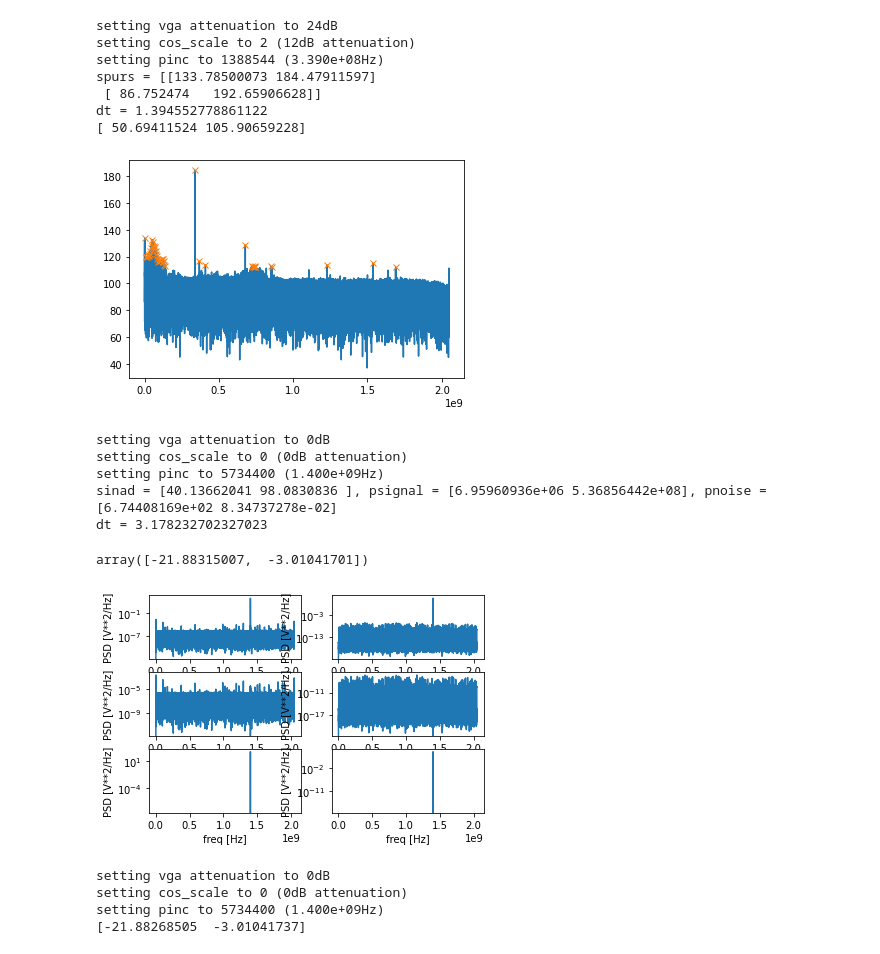
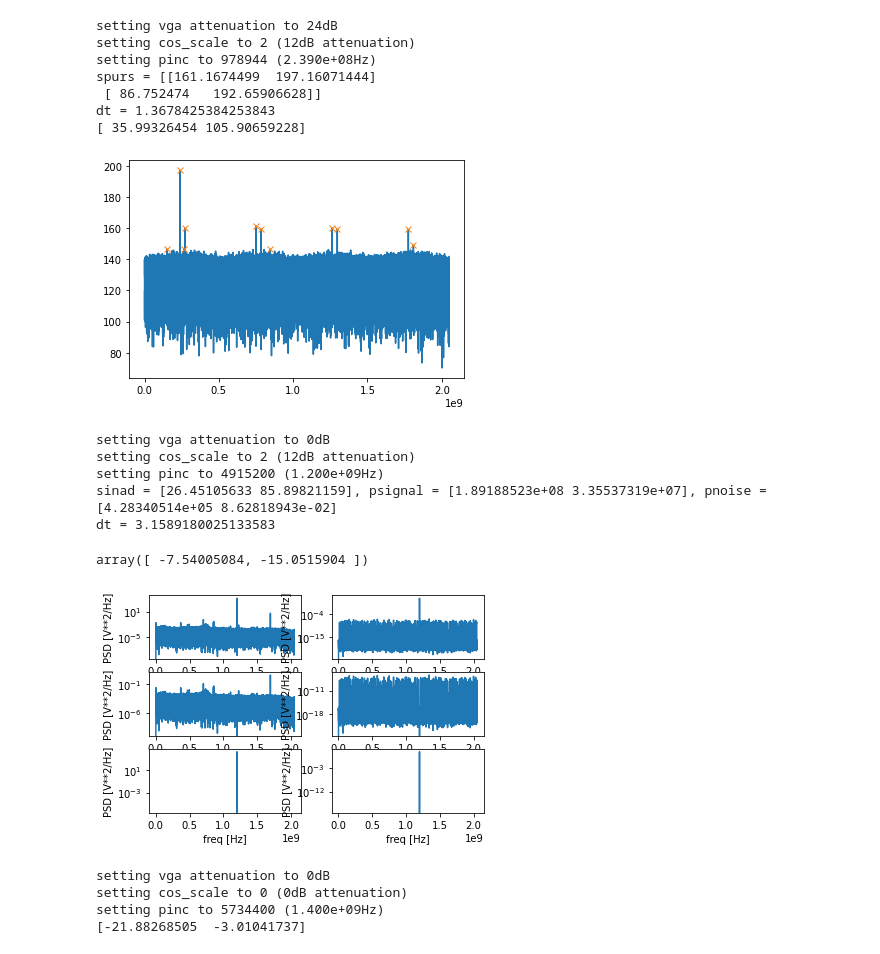
Before and after one commit to qnngroup/rfsoc_dds, a Jupyter notebook: pynq/dds_loopback_overlay.ipynb, the cells around one changed output. Saved outputs shown, nothing was run; the diff lists cells and outputs as text; code cells hidden in the pictures.

```diff
--- a/pynq/dds_loopback_overlay.ipynb
+++ b/pynq/dds_loopback_overlay.ipynb
@@ -9,3 +10,3 @@ from dds_loopback import DDSOverlay
 # %%
-ol = DDSOverlay(bitfile_name='hw/top_dac_feedthrough_dual_frontend_w_spi_trig_select.bit',dbg=True,plot=False,n_buffers=1,download=True)
+ol = DDSOverlay(bitfile_name='hw/top.bit',dbg=True,plot=True,n_buffers=1,download=True)
 # %% [output]
@@ -32,39 +81,39 @@ setting pinc to 40960 (1.000e+07Hz)
 # %%
 # sfdr test
 ol.set_adc_source('afe')
 ol.set_sample_buffer_trigger_source('manual')
 t1 = ol.timer.read_count()
 ol.set_vga_atten_dB(24)
 ol.set_dac_atten_dB(12)
-ol.set_freq_hz(339e6)
+ol.set_freq_hz(239e6)
 time.sleep(0.01)
 ol.manual_trigger()
 time.sleep(0.01)
 ol.dma(0)
 ol.plot = True
 ol.dbg = True
 sfdr = ol.sfdr_dBc(0)
 t2 = ol.timer.read_count()
 dt = ol.timer.time_it(t1, t2)
 print(f'dt = {dt}')
 print(sfdr)
 # %% [output]
 setting vga attenuation to 24dB
 setting cos_scale to 2 (12dB attenuation)
-setting pinc to 1388544 (3.390e+08Hz)
-spurs = [[133.78500073 184.47911597]
+setting pinc to 978944 (2.390e+08Hz)
+spurs = [[161.1674499  197.16071444]
  [ 86.752474   192.65906628]]
-dt = 1.394552778861122
-[ 50.69411524 105.90659228]
+dt = 1.3678425384253843
+[ 35.99326454 105.90659228]
-[figure, old version]
+[figure, new version]
 # %%
 # snr test
-ol.set_adc_source('balun')
+ol.set_adc_source('afe')
 ol.set_sample_buffer_trigger_source('manual')
 t1 = ol.timer.read_count()
 ol.set_vga_atten_dB(0)
-ol.set_dac_atten_dB(0)
-freq = 1400e6
+ol.set_dac_atten_dB(12)
+freq = 1200e6
 ol.set_freq_hz(freq)
 time.sleep(0.01)
 ol.manual_trigger()
@@ -80,12 +129,12 @@ print(f'dt = {dt}')
 10*np.log10(psignal/(2**15)**2)
 # %% [output]
 setting vga attenuation to 0dB
-setting cos_scale to 0 (0dB attenuation)
-setting pinc to 5734400 (1.400e+09Hz)
-sinad = [40.13662041 98.0830836 ], psignal = [6.95960936e+06 5.36856442e+08], pnoise = [6.74408169e+02 8.34737278e-02]
-dt = 3.178232702327023
+setting cos_scale to 2 (12dB attenuation)
+setting pinc to 4915200 (1.200e+09Hz)
+sinad = [26.45105633 85.89821159], psignal = [1.89188523e+08 3.35537319e+07], pnoise = [4.28340514e+05 8.62818943e-02]
+dt = 3.1589180025133583
-array([-21.88315007,  -3.01041701])
+array([ -7.54005084, -15.0515904 ])
-[figure, old version]
+[figure, new version]
 # %%
 ol.set_adc_source('balun')
 ol.set_sample_buffer_trigger_source('manual')
```
Also changed, not shown: parts of 5 cells of this notebook, 19 other files.
